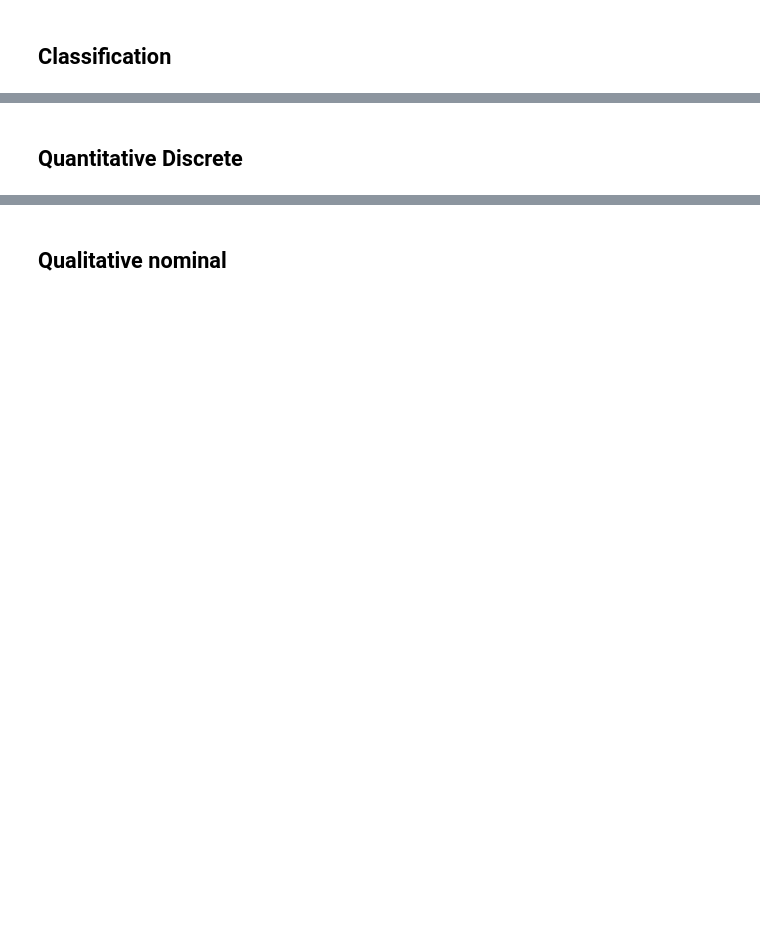
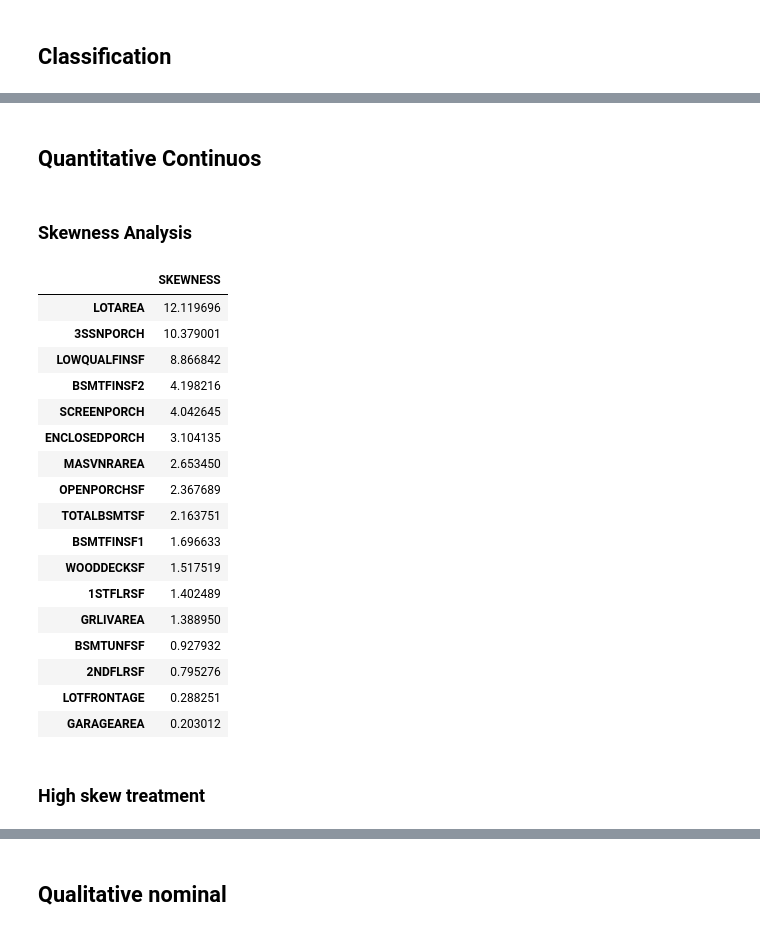
Before and after one commit to lucasamtaylor01/KaggleHousePrices, a Jupyter notebook: noteboks/03_feature_engineering.ipynb, the cells around one changed output, grey strips where cells are left out. Saved outputs shown, nothing was run; the diff lists cells and outputs as text; code cells hidden in the pictures; blank space fills up the shorter version.

```diff
--- a/noteboks/03_feature_engineering.ipynb
+++ b/noteboks/03_feature_engineering.ipynb
@@ -51,8 +72,11 @@ quant_disc = df_clean.select_dtypes(include='int64').drop(
     columns=["ID"] + qual_ord + qual_nom, errors="ignore"
 )
 
-quant_cont = df_clean.select_dtypes(include='float64')
-quant_bool = df_clean.select_dtypes(include='bool')
+# SALEPRICE is the target, not a feature: kept out of quant_cont so it never
+# gets swept into the generic feature-treatment loops below (see target
+# transformation cell in the Quantitative Continuos section).
+quant_cont = list(df_clean.select_dtypes(include='float64').drop(columns=["SALEPRICE"], errors="ignore").columns)
+quant_bool = list(df_clean.select_dtypes(include='bool').columns)
 # %%
 df_qual_ord = df_clean.copy()
 
@@ -172,9 +214,8 @@ columns_to_drop.append("LOTSHAPE")
 columns_to_add.append("HASREGULARLOTSHAPE")
 
 # UPDATE QUAL_ORD
-columns_to_drop
 qual_ord = list((set(qual_ord) - set(columns_to_drop)))
-qual_ord = list(set(qual_ord).union(set(columns_to_add)))
+quant_bool = list(set(quant_bool).union(set(columns_to_add)))
 # %%
 for col in qual_ord:
     print(df_qual_ord[col].value_counts().sort_index(ascending=False))
@@ -185,2 +251,2 @@ df_qual_ord.head()
 # %% [markdown]
-## Quantitative Discrete
+## Quantitative Continuos
@@ -189,16 +253,35 @@ df_quan_disc = df_qual_ord.copy()
-# %%
-
-
-for col in quant_disc:
-    fig, axes = plt.subplots(1, 2, figsize=(12, 4))
-
-    # Histograma
-    axes[0].hist(df_quan_disc[col])
-    axes[0].set_title(f'Histograma - {col}')
-
-    # Violinplot (troque 'outra_coluna' pela variável contínua que quer comparar)
-    sns.violinplot(x=df_quan_disc[col], y=df_quan_disc['outra_coluna'], ax=axes[1])
-    axes[1].set_title(f'Violinplot - {col}')
-
-    plt.tight_layout()
-    plt.show()
+# %%
+df_quant_cont = df_qual_ord.copy()
+# %% [markdown]
+### Skewness Analysis
+# %%
+skewness_dict = {}
+for col in quant_cont:
+    skewness = float(df_quant_cont[col].skew())
+    skewness_dict[col] = skewness
+
+skewness_df = pd.DataFrame.from_dict(skewness_dict, orient='index')
+skewness_df = skewness_df.rename(columns={0: 'SKEWNESS', 'index': 'CATEGORY'})
+skewness_df = skewness_df.sort_values(by='SKEWNESS', ascending=False)
+
+
+skewness_df
+# %% [output]
+|  | SKEWNESS |
+| LOTAREA | 12.119696 |
+| 3SSNPORCH | 10.379001 |
+| LOWQUALFINSF | 8.866842 |
+| BSMTFINSF2 | 4.198216 |
+| SCREENPORCH | 4.042645 |
+| ENCLOSEDPORCH | 3.104135 |
+| MASVNRAREA | 2.653450 |
+| OPENPORCHSF | 2.367689 |
+| TOTALBSMTSF | 2.163751 |
+| BSMTFINSF1 | 1.696633 |
+| WOODDECKSF | 1.517519 |
+| 1STFLRSF | 1.402489 |
+| GRLIVAREA | 1.388950 |
+| BSMTUNFSF | 0.927932 |
+| 2NDFLRSF | 0.795276 |
+| LOTFRONTAGE | 0.288251 |
+| GARAGEAREA | 0.203012 |
@@ -204,0 +292,2 @@ for col in quant_disc:
+# %% [markdown]
+### High skew treatment
```
Also changed, not shown: parts of 37 cells of this notebook, 1 other file.
